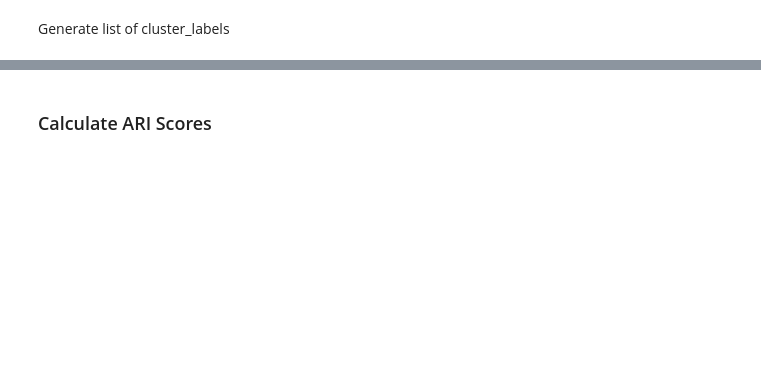
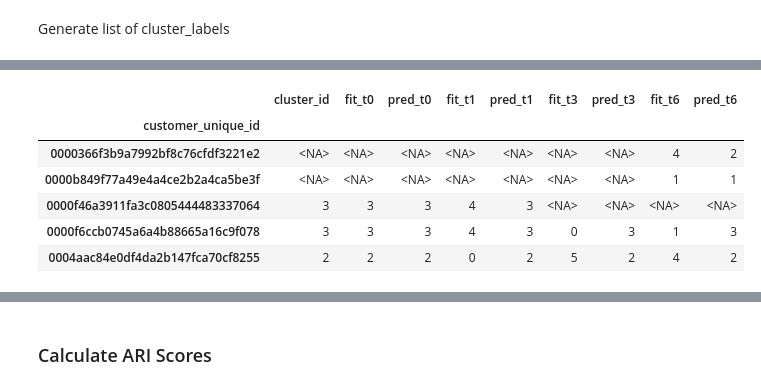
Before and after one commit to mrcreasey/oc-ds-p5-unsupervised-clustering, a Jupyter notebook: P5_03_simulation.ipynb, the cells around one changed output, grey strips where cells are left out. Cells and saved outputs as stored; diff of their text form; code cells hidden in the pictures; blank space fills up the shorter version.

```diff
--- a/P5_03_simulation.ipynb
+++ b/P5_03_simulation.ipynb
@@ -226,0 +267,15 @@ pour éviter l'influence des outliers sur les prévisions, on va utiliser l'isol
+# %%
+def create_date_filter_columns(df,startdates:dict=dates):
+    df=df.copy()
+    for key in startdates:
+        df=df.pipe(one_year_dataset,startdates[key],key)
+        dmin=df[df[key]]['dernier_achat'].min()
+        dmax=df[df[key]]['dernier_achat'].max()
+        print (f'{key} : from {dmin:%d-%m-%Y} to {dmax:%d-%m-%Y}')
+    return df
+
+df_clients= df_clients.pipe(create_date_filter_columns)
+
+selected_cols=['dernier_achat', *dates.keys()]
+
+df_clients[selected_cols].head()
@@ -411,2 +617,42 @@ df_evolve.head()
+# %%
+lbl=['cluster_id']
+cid='customer_unique_id'
+# pred_t0 = run_predict_model(df_t0, fitted_model_t6, FEATURES)
+# pred_t1 = run_predict_model(df_t1, fitted_model_t6, FEATURES)
+# pred_t3 = run_predict_model(df_t3, fitted_model_t6, FEATURES)
+# pred_t6 = run_predict_model(df_t6, fitted_model_t6, FEATURES)
+
+def in_both(df1,df2,label_col=CLUSTER_COL):
+    in_both = df1.index.intersection(df2.index)
+    ret= df1.loc[in_both,lbl].astype('Int64')
+    ret.columns=[label_col]
+    return ret
+
+fitd_t0=in_both(fit_t0,predict_t0,'fit_t0')
+pred_t0=in_both(predict_t0,fit_t0,'pred_t0')
+fitd_t1=in_both(fit_t1,predict_t1,'fit_t1')
+pred_t1=in_both(predict_t1,fit_t1,'pred_t1')
+fitd_t3=in_both(fit_t3,predict_t3,'fit_t3')
+pred_t3=in_both(predict_t3,fit_t3,'pred_t3')
+fitd_t6=in_both(fit_t6,predict_t6,'fit_t6')
+pred_t6=in_both(predict_t6,fit_t6,'pred_t6')
+
+df_evolve= (df_clients[lbl].astype('Int64')
+.join(fitd_t0).join(pred_t0)
+.join(fitd_t1).join(pred_t1)
+.join(fitd_t3).join(pred_t3)
+.join(fitd_t6).join(pred_t6)
+# .drop(CLUSTER_COL,axis=1)
+)
+
+df_evolve.head()
+# %% [output]
+|  | cluster_id | fit_t0 | pred_t0 | fit_t1 | pred_t1 | fit_t3 | pred_t3 | fit_t6 | pred_t6 |
+| customer_unique_id |  |  |  |  |  |  |  |  |  |
+| 0000366f3b9a7992bf8c76cfdf3221e2 | <NA> | <NA> | <NA> | <NA> | <NA> | <NA> | <NA> | 4 | 2 |
+| 0000b849f77a49e4a4ce2b2a4ca5be3f | <NA> | <NA> | <NA> | <NA> | <NA> | <NA> | <NA> | 1 | 1 |
+| 0000f46a3911fa3c0805444483337064 | 3 | 3 | 3 | 4 | 3 | <NA> | <NA> | <NA> | <NA> |
+| 0000f6ccb0745a6a4b88665a16c9f078 | 3 | 3 | 3 | 4 | 3 | 0 | 3 | 1 | 3 |
+| 0004aac84e0df4da2b147fca70cf8255 | 2 | 2 | 2 | 0 | 2 | 5 | 2 | 4 | 2 |
 # %%
 # sankey nodes
```
Also changed, not shown: parts of 52 cells of this notebook.
